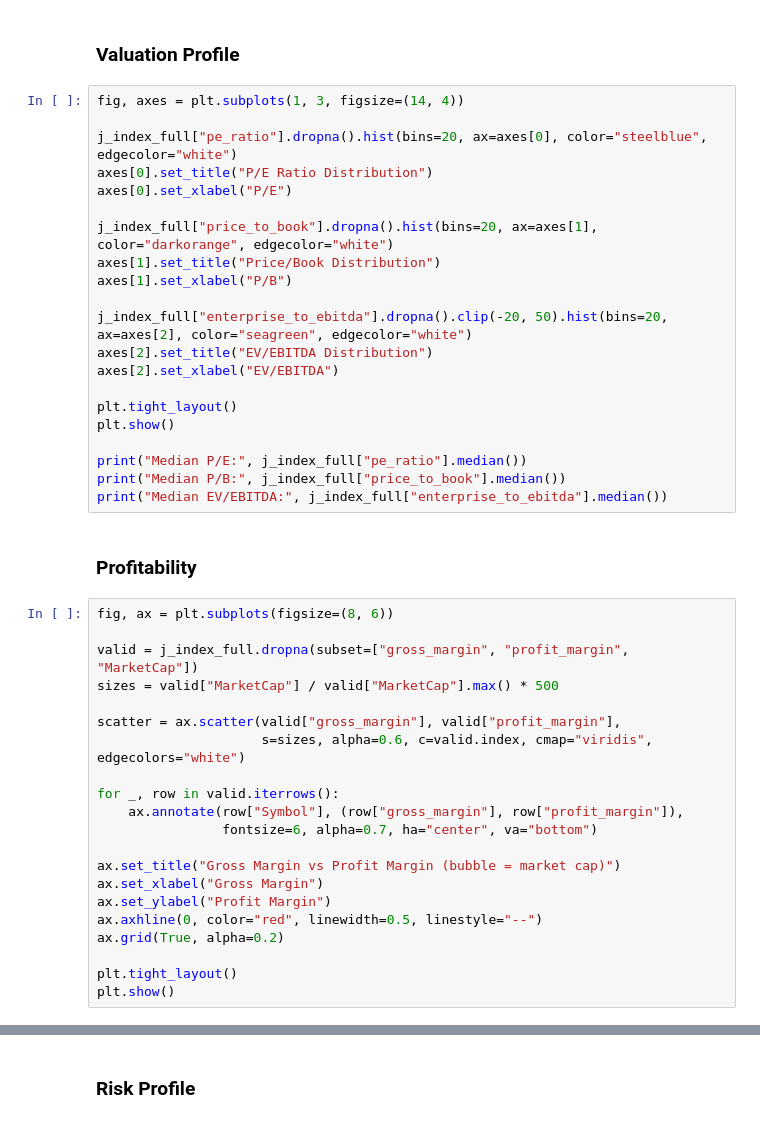
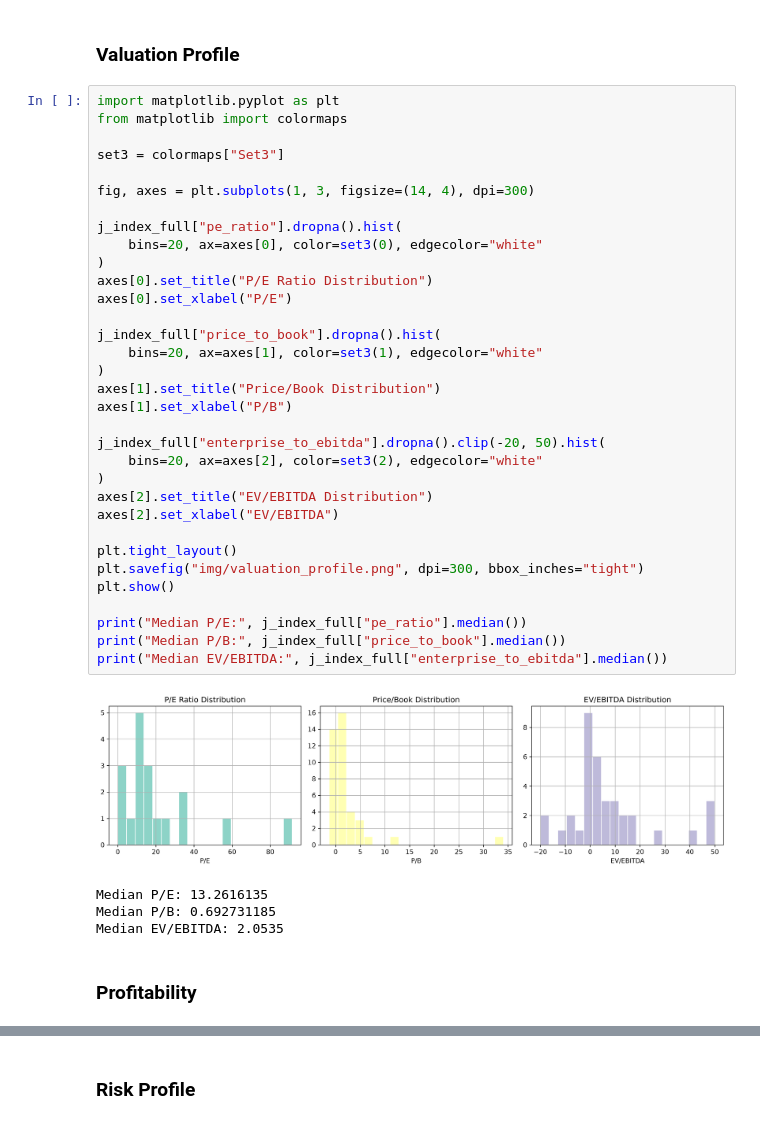
Before and after one commit to enarroied/mess_box, a Jupyter notebook: j_index/retrrieve_data.ipynb, the cells around one changed output, grey strips where cells are left out. Drawn from its saved outputs; the diff is of its cells as text.

```diff
--- a/j_index/retrrieve_data.ipynb
+++ b/j_index/retrrieve_data.ipynb
@@ -401,46 +722,42 @@ j_index_full.head(10)
 # %% [markdown]
 ### Valuation Profile
-# %%
-fig, axes = plt.subplots(1, 3, figsize=(14, 4))
-
-j_index_full["pe_ratio"].dropna().hist(bins=20, ax=axes[0], color="steelblue", edgecolor="white")
-axes[0].set_title("P/E Ratio Distribution")
-axes[0].set_xlabel("P/E")
-
-j_index_full["price_to_book"].dropna().hist(bins=20, ax=axes[1], color="darkorange", edgecolor="white")
-axes[1].set_title("Price/Book Distribution")
-axes[1].set_xlabel("P/B")
-
-j_index_full["enterprise_to_ebitda"].dropna().clip(-20, 50).hist(bins=20, ax=axes[2], color="seagreen", edgecolor="white")
-axes[2].set_title("EV/EBITDA Distribution")
-axes[2].set_xlabel("EV/EBITDA")
-
-plt.tight_layout()
-plt.show()
-
-print("Median P/E:", j_index_full["pe_ratio"].median())
-print("Median P/B:", j_index_full["price_to_book"].median())
-print("Median EV/EBITDA:", j_index_full["enterprise_to_ebitda"].median())
+# %%
+import matplotlib.pyplot as plt
+from matplotlib import colormaps
+
+set3 = colormaps["Set3"]
+
+fig, axes = plt.subplots(1, 3, figsize=(14, 4), dpi=300)
+
+j_index_full["pe_ratio"].dropna().hist(
+    bins=20, ax=axes[0], color=set3(0), edgecolor="white"
+)
+axes[0].set_title("P/E Ratio Distribution")
+axes[0].set_xlabel("P/E")
+
+j_index_full["price_to_book"].dropna().hist(
+    bins=20, ax=axes[1], color=set3(1), edgecolor="white"
+)
+axes[1].set_title("Price/Book Distribution")
+axes[1].set_xlabel("P/B")
+
+j_index_full["enterprise_to_ebitda"].dropna().clip(-20, 50).hist(
+    bins=20, ax=axes[2], color=set3(2), edgecolor="white"
+)
+axes[2].set_title("EV/EBITDA Distribution")
+axes[2].set_xlabel("EV/EBITDA")
+
+plt.tight_layout()
+plt.savefig("img/valuation_profile.png", dpi=300, bbox_inches="tight")
+plt.show()
+
+print("Median P/E:", j_index_full["pe_ratio"].median())
+print("Median P/B:", j_index_full["price_to_book"].median())
+print("Median EV/EBITDA:", j_index_full["enterprise_to_ebitda"].median())
+# %% [output]
+[figure, added]
+Median P/E: 13.2616135
+Median P/B: 0.692731185
+Median EV/EBITDA: 2.0535
 # %% [markdown]
 ### Profitability
-# %%
-fig, ax = plt.subplots(figsize=(8, 6))
-
-valid = j_index_full.dropna(subset=["gross_margin", "profit_margin", "MarketCap"])
-sizes = valid["MarketCap"] / valid["MarketCap"].max() * 500
-
-scatter = ax.scatter(valid["gross_margin"], valid["profit_margin"],
-                     s=sizes, alpha=0.6, c=valid.index, cmap="viridis", edgecolors="white")
-
-for _, row in valid.iterrows():
-    ax.annotate(row["Symbol"], (row["gross_margin"], row["profit_margin"]),
-                fontsize=6, alpha=0.7, ha="center", va="bottom")
-
-ax.set_title("Gross Margin vs Profit Margin (bubble = market cap)")
-ax.set_xlabel("Gross Margin")
-ax.set_ylabel("Profit Margin")
-ax.axhline(0, color="red", linewidth=0.5, linestyle="--")
-ax.grid(True, alpha=0.2)
-
-plt.tight_layout()
-plt.show()
```
Also changed, not shown: parts of 25 cells of this notebook, 5 other files.
